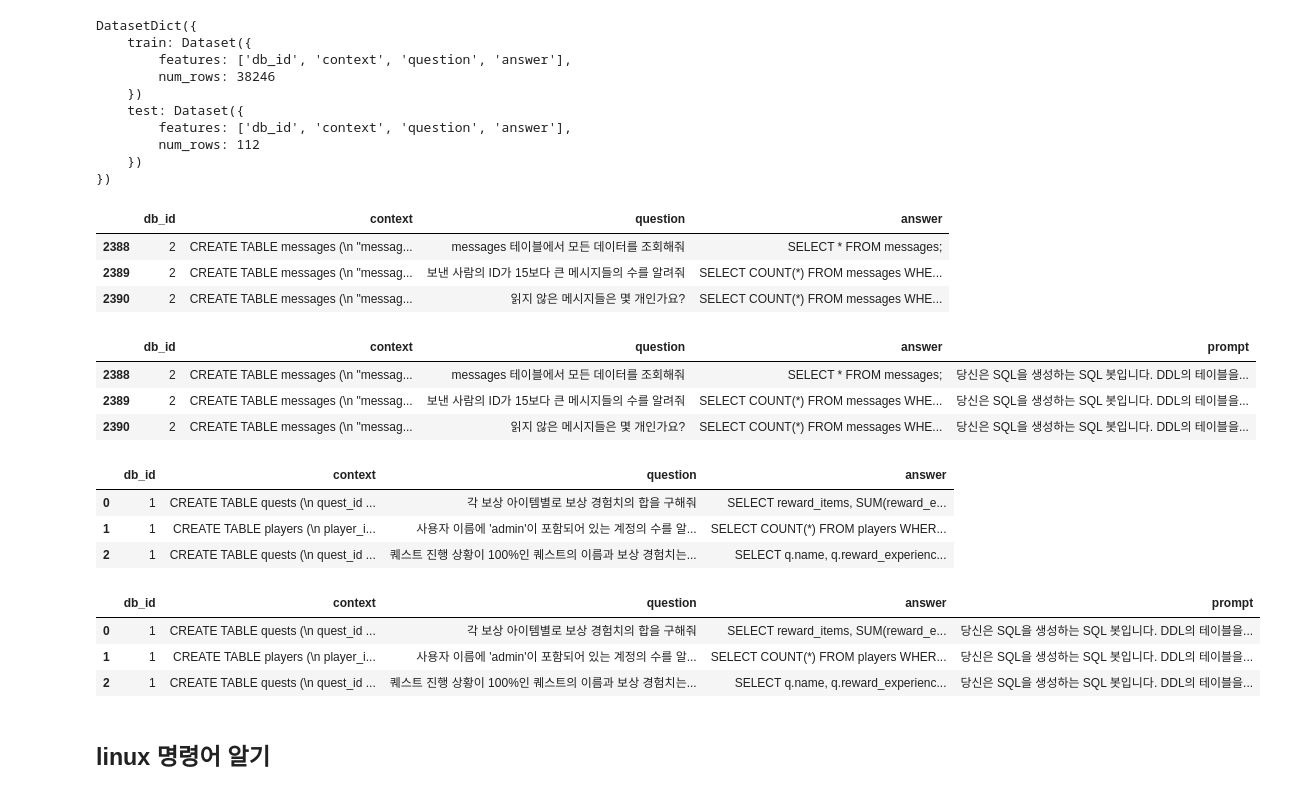
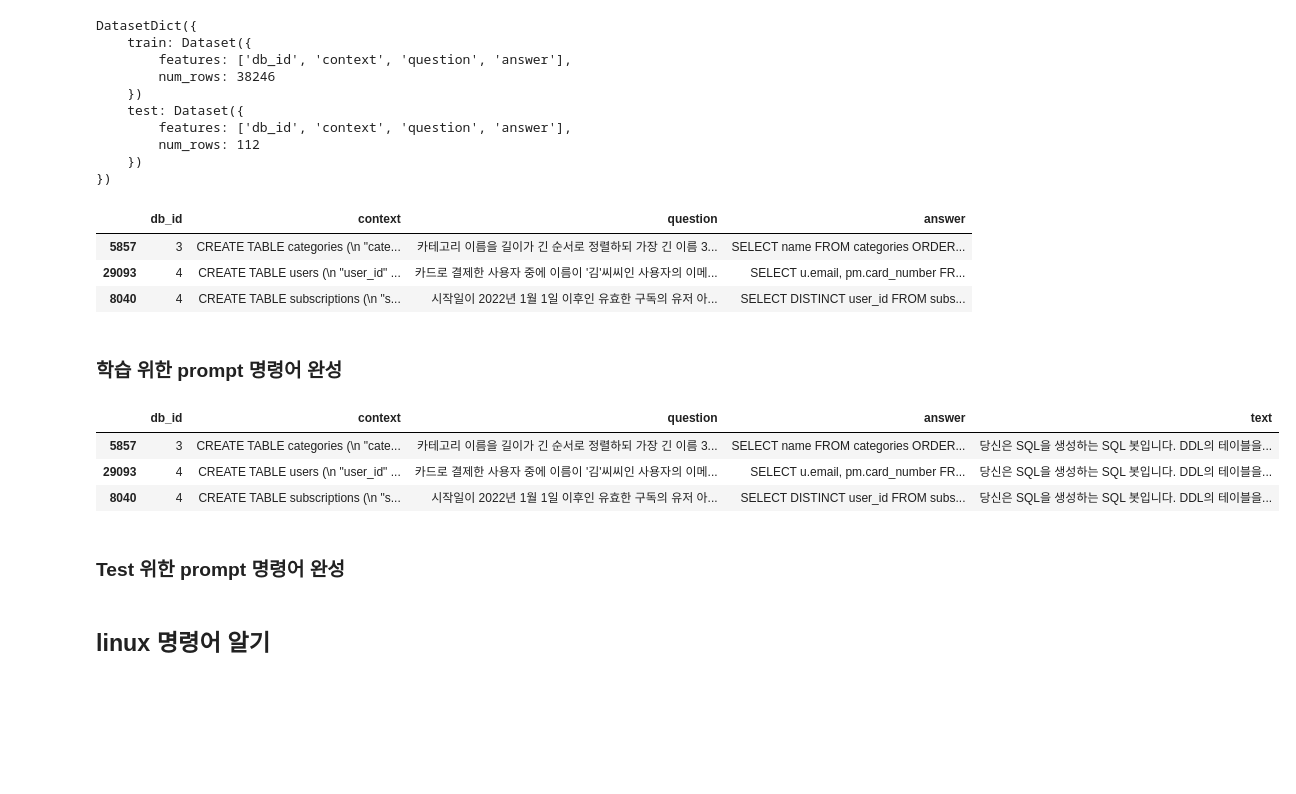
Before and after one commit to yojulab/study_NLPs, a Jupyter notebook: codes/Deeplearings/10_02_GenerativeLLMwithHuggingface_Datasets.ipynb, the cells around one changed output. Saved outputs shown, nothing was run; the diff lists cells and outputs as text; code cells hidden in the pictures; blank space fills up the shorter version.

Commit message:
Kaggle Notebook | 10_02_GenerativeLLMwithHuggingface_Datasets | Version 4

```diff
--- a/codes/Deeplearings/10_02_GenerativeLLMwithHuggingface_Datasets.ipynb
+++ b/codes/Deeplearings/10_02_GenerativeLLMwithHuggingface_Datasets.ipynb
@@ -31,17 +34,20 @@ DatasetDict({
         num_rows: 112
     })
 })
+# %%
+df_dataset_text2sql_train = hf_dataset_text2sql['train'].to_pandas()
+df_dataset_text2sql_train = df_dataset_text2sql_train.dropna().sample(frac=1, random_state=42)
 # %%
 # huggingface dataset to pandas DataFrame with train
-df_dataset_text2sql_train = hf_dataset_text2sql['train'].to_pandas()
-df_dataset_text2sql_train.dropna(inplace=True)
-df_dataset_text2sql_train = df_dataset_text2sql_train.query('db_id != 1')  # 정상 query 사용
+df_dataset_text2sql_train = df_dataset_text2sql_train.query('db_id != 1')  # 정상 데이터들만 추출
 df_dataset_text2sql_train.head(3)
 # %% [output]
 |  | db_id | context | question | answer |
-| 2388 | 2 | CREATE TABLE messages (\n "messag... | messages 테이블에서 모든 데이터를 조회해줘 | SELECT * FROM messages; |
-| 2389 | 2 | CREATE TABLE messages (\n "messag... | 보낸 사람의 ID가 15보다 큰 메시지들의 수를 알려줘 | SELECT COUNT(*) FROM messages WHE... |
-| 2390 | 2 | CREATE TABLE messages (\n "messag... | 읽지 않은 메시지들은 몇 개인가요? | SELECT COUNT(*) FROM messages WHE... |
+| 5857 | 3 | CREATE TABLE categories (\n "cate... | 카테고리 이름을 길이가 긴 순서로 정렬하되 가장 긴 이름 3... | SELECT name FROM categories ORDER... |
+| 29093 | 4 | CREATE TABLE users (\n "user_id" ... | 카드로 결제한 사용자 중에 이름이 '김'씨씨인 사용자의 이메... | SELECT u.email, pm.card_number FR... |
+| 8040 | 4 | CREATE TABLE subscriptions (\n "s... | 시작일이 2022년 1월 1일 이후인 유효한 구독의 유저 아... | SELECT DISTINCT user_id FROM subs... |
+# %% [markdown]
+### 학습 위한 prompt 명령어 완성
 # %%
 def make_prompt(ddl, question, query=''):
     prompt = f"""당신은 SQL을 생성하는 SQL 봇입니다. DDL의 테이블을 활용한 Question을 해결할 수 있는 SQL 쿼리를 생성하세요.
@@ -58,23 +64,25 @@ def make_prompt(ddl, question, query=''):
 # %%
 # 필요한 컬럼 추출해 프롬프트 명령어 만드리
 from tqdm import tqdm
 
 df_total_count = len(df_dataset_text2sql_train)
 for idx, row in tqdm(df_dataset_text2sql_train.iterrows(), total=df_total_count, desc='Generating prompts') : # DataFrame row 단위 loop
     # make_prompt(ddl, question, query='')
-    promt_command = make_prompt(ddl= row['context']
+    train_promt_command = make_prompt(ddl= row['context']
                         , question = row['question']
                         , query=row['answer'])
-    df_dataset_text2sql_train.loc[idx, 'prompt'] = promt_command
+    df_dataset_text2sql_train.loc[idx, 'text'] = train_promt_command
     pass
 
 df_dataset_text2sql_train.head(3)
 # %% [output]
-|  | db_id | context | question | answer | prompt |
-| 2388 | 2 | CREATE TABLE messages (\n "messag... | messages 테이블에서 모든 데이터를 조회해줘 | SELECT * FROM messages; | 당신은 SQL을 생성하는 SQL 봇입니다. DDL의 테이블을... |
-| 2389 | 2 | CREATE TABLE messages (\n "messag... | 보낸 사람의 ID가 15보다 큰 메시지들의 수를 알려줘 | SELECT COUNT(*) FROM messages WHE... | 당신은 SQL을 생성하는 SQL 봇입니다. DDL의 테이블을... |
-| 2390 | 2 | CREATE TABLE messages (\n "messag... | 읽지 않은 메시지들은 몇 개인가요? | SELECT COUNT(*) FROM messages WHE... | 당신은 SQL을 생성하는 SQL 봇입니다. DDL의 테이블을... |
+|  | db_id | context | question | answer | text |
+| 5857 | 3 | CREATE TABLE categories (\n "cate... | 카테고리 이름을 길이가 긴 순서로 정렬하되 가장 긴 이름 3... | SELECT name FROM categories ORDER... | 당신은 SQL을 생성하는 SQL 봇입니다. DDL의 테이블을... |
+| 29093 | 4 | CREATE TABLE users (\n "user_id" ... | 카드로 결제한 사용자 중에 이름이 '김'씨씨인 사용자의 이메... | SELECT u.email, pm.card_number FR... | 당신은 SQL을 생성하는 SQL 봇입니다. DDL의 테이블을... |
+| 8040 | 4 | CREATE TABLE subscriptions (\n "s... | 시작일이 2022년 1월 1일 이후인 유효한 구독의 유저 아... | SELECT DISTINCT user_id FROM subs... | 당신은 SQL을 생성하는 SQL 봇입니다. DDL의 테이블을... |
 # %%
 !mkdir ./datasets
+# %% [markdown]
+### Test 위한 prompt 명령어 완성
 # %%
 # 재사용 위한 저장
@@ -83,30 +91,20 @@ df_dataset_text2sql_train.to_csv(f'{dataset_path}/train.csv')
 # %%
 # huggingface dataset to pandas DataFrame with test
-df_dataset_text2sql_test = hf_dataset_text2sql['test'].to_pandas()
-df_dataset_text2sql_test.head(3)
+# df_dataset_text2sql_test = hf_dataset_text2sql['test'].to_pandas()
+# df_dataset_text2sql_test.head(3)
-# %% [output]
-|  | db_id | context | question | answer |
-| 0 | 1 | CREATE TABLE quests (\n quest_id ... | 각 보상 아이템별로 보상 경험치의 합을 구해줘 | SELECT reward_items, SUM(reward_e... |
-| 1 | 1 | CREATE TABLE players (\n player_i... | 사용자 이름에 'admin'이 포함되어 있는 계정의 수를 알... | SELECT COUNT(*) FROM players WHER... |
-| 2 | 1 | CREATE TABLE quests (\n quest_id ... | 퀘스트 진행 상황이 100%인 퀘스트의 이름과 보상 경험치는... | SELECT q.name, q.reward_experienc... |
 # %%
 # 필요한 컬럼 추출해 프롬프트 명령어 만드리
-from tqdm import tqdm
+# from tqdm import tqdm
 
-df_total_count = len(df_dataset_text2sql_test)
-for idx, row in tqdm(df_dataset_text2sql_test.iterrows()
-                     , total=df_total_count, desc='Generating prompts') : # DataFrame row 단위 loop
-    # make_prompt(ddl, question, query='')
-    promt_command = make_prompt(ddl= row['context']
-                        , question = row['question']
-                        , query='')
-    df_dataset_text2sql_test.loc[idx, 'prompt'] = promt_command
-    pass
+# df_total_count = len(df_dataset_text2sql_test)
+# for idx, row in tqdm(df_dataset_text2sql_test.iterrows()
+#                      , total=df_total_count, desc='Generating prompts') : # DataFrame row 단위 loop
+#     # make_prompt(ddl, question, query='')
+#     train_promt_command = make_prompt(ddl= row['context']
+#                         , question = row['question']
+#                         , query='')
+#     df_dataset_text2sql_test.loc[idx, 'prompt'] = train_promt_command
+#     pass
 
-df_dataset_text2sql_test.head(3)
+# df_dataset_text2sql_test.head(3)
-# %% [output]
-|  | db_id | context | question | answer | prompt |
-| 0 | 1 | CREATE TABLE quests (\n quest_id ... | 각 보상 아이템별로 보상 경험치의 합을 구해줘 | SELECT reward_items, SUM(reward_e... | 당신은 SQL을 생성하는 SQL 봇입니다. DDL의 테이블을... |
-| 1 | 1 | CREATE TABLE players (\n player_i... | 사용자 이름에 'admin'이 포함되어 있는 계정의 수를 알... | SELECT COUNT(*) FROM players WHER... | 당신은 SQL을 생성하는 SQL 봇입니다. DDL의 테이블을... |
-| 2 | 1 | CREATE TABLE quests (\n quest_id ... | 퀘스트 진행 상황이 100%인 퀘스트의 이름과 보상 경험치는... | SELECT q.name, q.reward_experienc... | 당신은 SQL을 생성하는 SQL 봇입니다. DDL의 테이블을... |
 # %%
```
Also changed, not shown: parts of 6 cells of this notebook.
